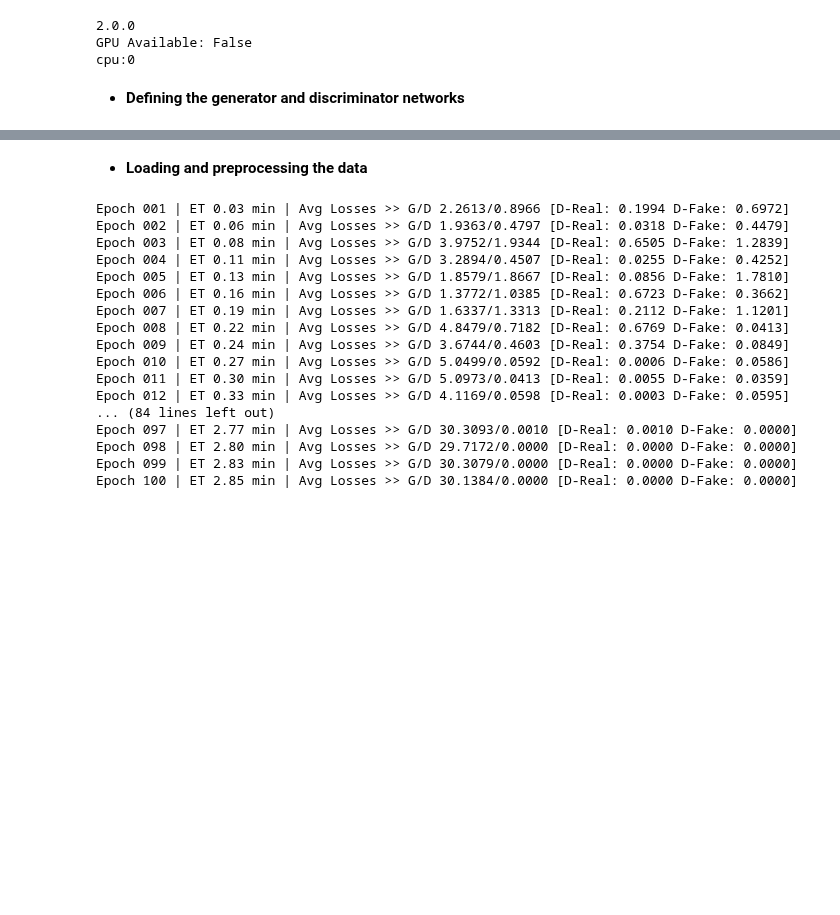
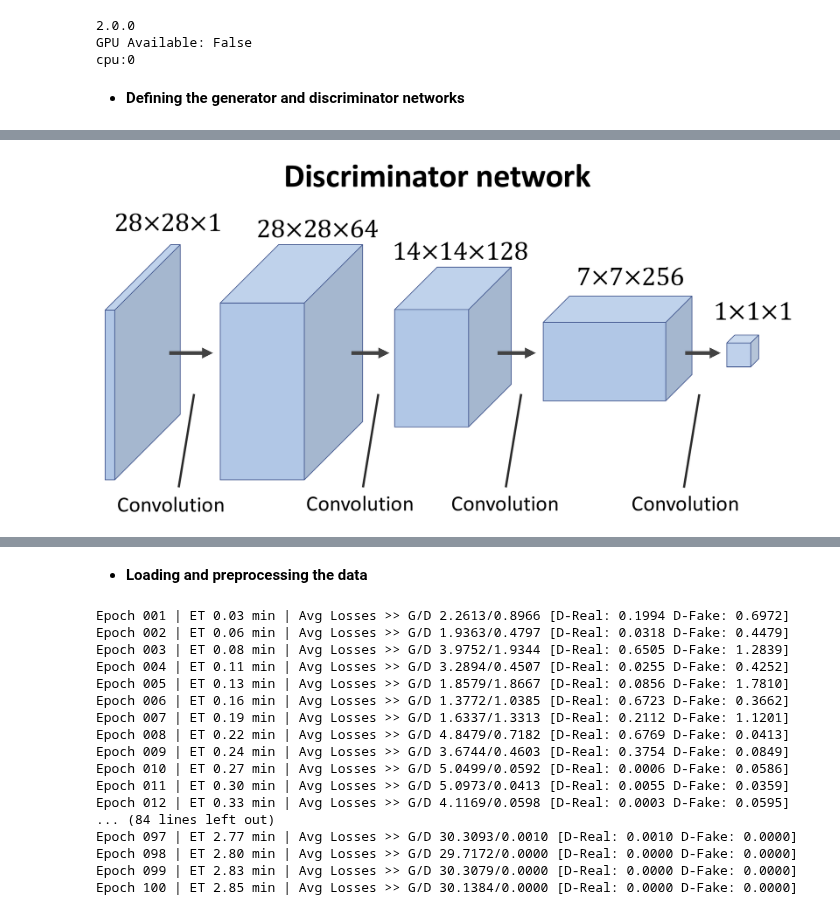
Before and after one commit to rasbt/python-machine-learning-book-3rd-edition, a Jupyter notebook: ch17/ch17_optional_DCGAN.ipynb, the cells around one changed output, grey strips where cells are left out. Drawn from its saved outputs; the diff is of its cells as text; code cells hidden in the pictures; blank space fills up the shorter version.

```diff
--- a/ch17/ch17_optional_DCGAN.ipynb
+++ b/ch17/ch17_optional_DCGAN.ipynb
@@ -144 +130,5 @@ Non-trainable params: 896
 _________________________________________________________________
+# %%
+Image(filename='images/17_13.png', width=700)
+# %% [output]
+[figure, added]
```
Also changed, not shown: parts of 8 cells of this notebook.
